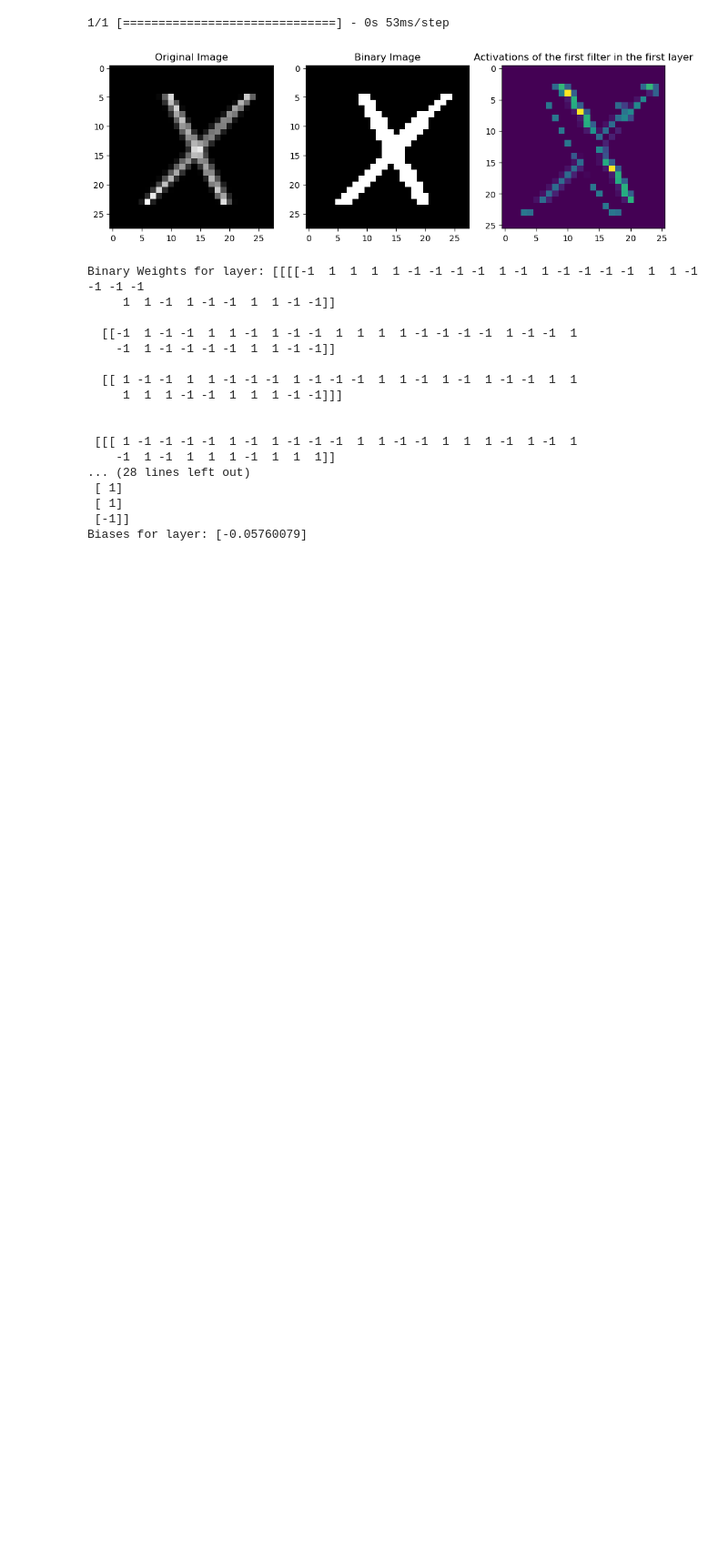
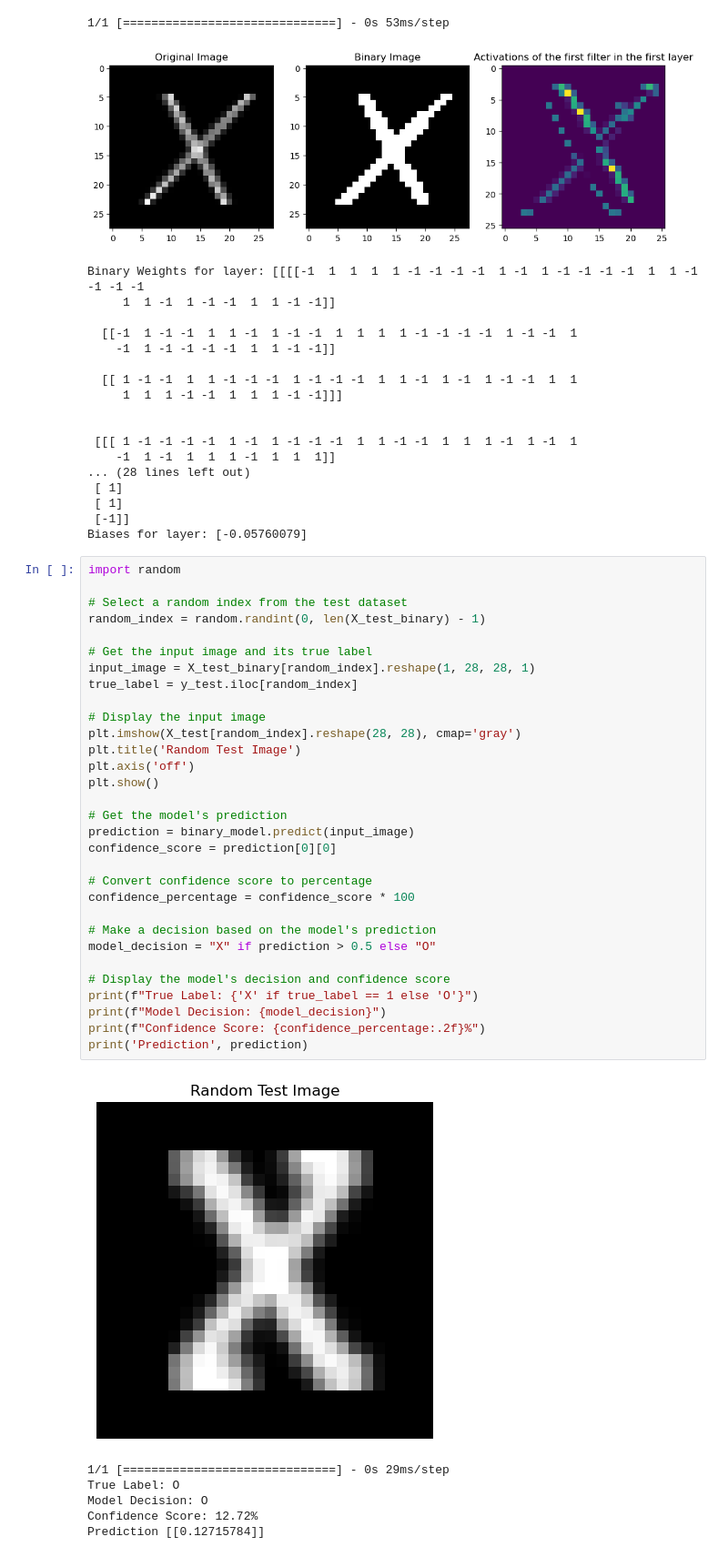
Before and after one commit to lucahhot/CE493-Project-CNN, a Jupyter notebook: Final_CNN_Binary-Classification.ipynb, the cells around one changed output. Shown at 91% size. Saved outputs shown, nothing was run; the diff lists cells and outputs as text; blank space fills up the shorter version.

Commit message:
Confidence score added to jupyter notebook

```diff
--- a/Final_CNN_Binary-Classification.ipynb
+++ b/Final_CNN_Binary-Classification.ipynb
@@ -159,3 +159,41 @@ Binary Weights for layer: [[[[-1  1  1  1  1 -1 -1 -1 -1  1 -1  1 -1 -1 -1 -1  1
  [ 1]
  [-1]]
 Biases for layer: [-0.05760079]
+# %%
+import random
+
+# Select a random index from the test dataset
+random_index = random.randint(0, len(X_test_binary) - 1)
+
+# Get the input image and its true label
+input_image = X_test_binary[random_index].reshape(1, 28, 28, 1)
+true_label = y_test.iloc[random_index]
+
+# Display the input image
+plt.imshow(X_test[random_index].reshape(28, 28), cmap='gray')
+plt.title('Random Test Image')
+plt.axis('off')
+plt.show()
+
+# Get the model's prediction
+prediction = binary_model.predict(input_image)
+confidence_score = prediction[0][0]
+
+# Convert confidence score to percentage
+confidence_percentage = confidence_score * 100
+
+# Make a decision based on the model's prediction
+model_decision = "X" if prediction > 0.5 else "O"
+
+# Display the model's decision and confidence score
+print(f"True Label: {'X' if true_label == 1 else 'O'}")
+print(f"Model Decision: {model_decision}")
+print(f"Confidence Score: {confidence_percentage:.2f}%")
+print('Prediction', prediction)
+# %% [output]
+[figure, added]
+1/1 [==============================] - 0s 29ms/step
+True Label: O
+Model Decision: O
+Confidence Score: 12.72%
+Prediction [[0.12715784]]
```
